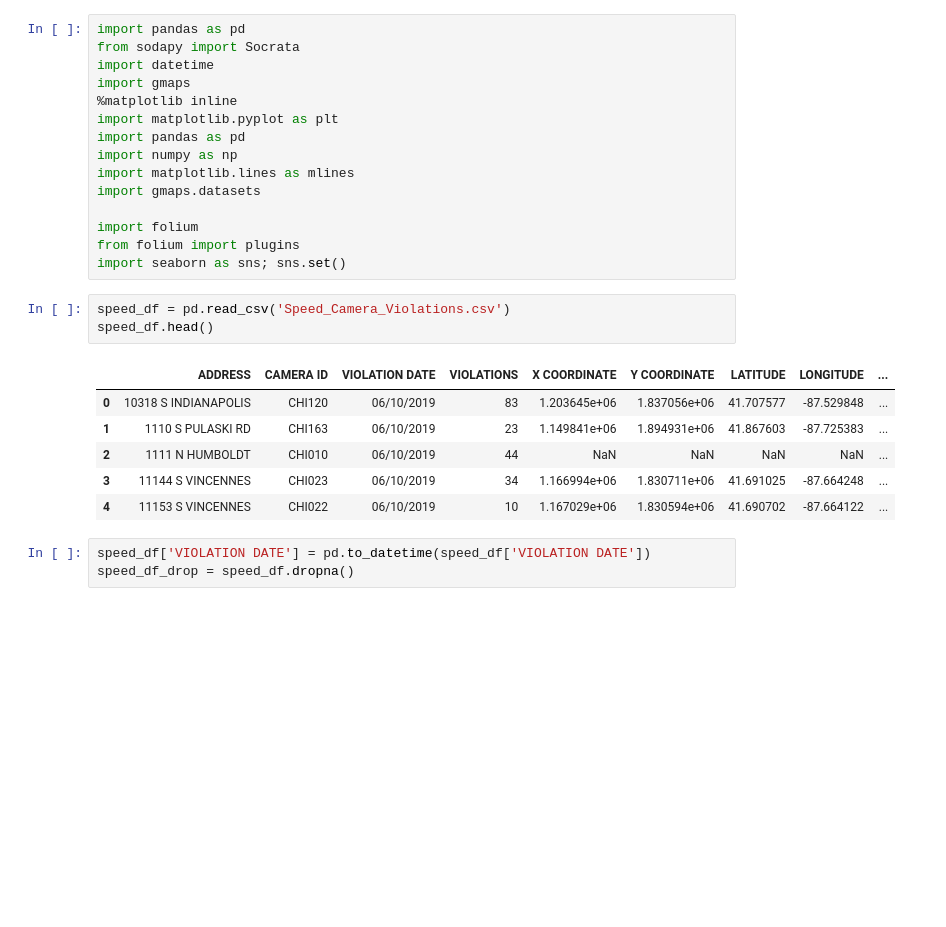
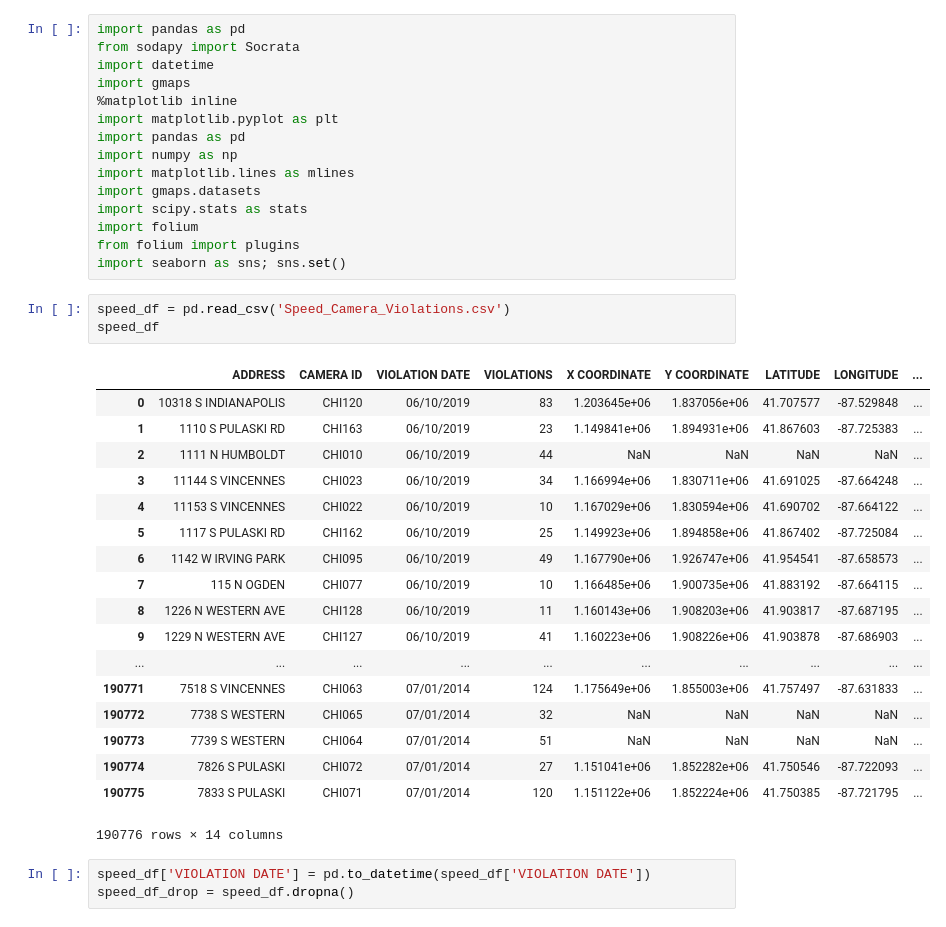
Before and after one commit to griffinpeifer/TrilogyProject1_group2, a Jupyter notebook: Project1/SpeedCamera.ipynb, the cells around one changed output. Drawn from its saved outputs; the diff is of its cells as text; blank space fills up the shorter version.

```diff
--- a/Project1/SpeedCamera.ipynb
+++ b/Project1/SpeedCamera.ipynb
@@ -9,20 +9,32 @@ import pandas as pd
 import numpy as np
 import matplotlib.lines as mlines
 import gmaps.datasets
-
+import scipy.stats as stats
 import folium
 from folium import plugins
 import seaborn as sns; sns.set()
 # %%
 speed_df = pd.read_csv('Speed_Camera_Violations.csv')
-speed_df.head()
+speed_df
 # %% [output]
 |  | ADDRESS | CAMERA ID | VIOLATION DATE | VIOLATIONS | X COORDINATE | Y COORDINATE | LATITUDE | LONGITUDE | ... |
 | 0 | 10318 S INDIANAPOLIS | CHI120 | 06/10/2019 | 83 | 1.203645e+06 | 1.837056e+06 | 41.707577 | -87.529848 | ... |
 | 1 | 1110 S PULASKI RD | CHI163 | 06/10/2019 | 23 | 1.149841e+06 | 1.894931e+06 | 41.867603 | -87.725383 | ... |
 | 2 | 1111 N HUMBOLDT | CHI010 | 06/10/2019 | 44 | NaN | NaN | NaN | NaN | ... |
 | 3 | 11144 S VINCENNES | CHI023 | 06/10/2019 | 34 | 1.166994e+06 | 1.830711e+06 | 41.691025 | -87.664248 | ... |
 | 4 | 11153 S VINCENNES | CHI022 | 06/10/2019 | 10 | 1.167029e+06 | 1.830594e+06 | 41.690702 | -87.664122 | ... |
+| 5 | 1117 S PULASKI RD | CHI162 | 06/10/2019 | 25 | 1.149923e+06 | 1.894858e+06 | 41.867402 | -87.725084 | ... |
+| 6 | 1142 W IRVING PARK | CHI095 | 06/10/2019 | 49 | 1.167790e+06 | 1.926747e+06 | 41.954541 | -87.658573 | ... |
+| 7 | 115 N OGDEN | CHI077 | 06/10/2019 | 10 | 1.166485e+06 | 1.900735e+06 | 41.883192 | -87.664115 | ... |
+| 8 | 1226 N WESTERN AVE | CHI128 | 06/10/2019 | 11 | 1.160143e+06 | 1.908203e+06 | 41.903817 | -87.687195 | ... |
+| 9 | 1229 N WESTERN AVE | CHI127 | 06/10/2019 | 41 | 1.160223e+06 | 1.908226e+06 | 41.903878 | -87.686903 | ... |
+| ... | ... | ... | ... | ... | ... | ... | ... | ... | ... |
+| 190771 | 7518 S VINCENNES | CHI063 | 07/01/2014 | 124 | 1.175649e+06 | 1.855003e+06 | 41.757497 | -87.631833 | ... |
+| 190772 | 7738 S WESTERN | CHI065 | 07/01/2014 | 32 | NaN | NaN | NaN | NaN | ... |
+| 190773 | 7739 S WESTERN | CHI064 | 07/01/2014 | 51 | NaN | NaN | NaN | NaN | ... |
+| 190774 | 7826 S PULASKI | CHI072 | 07/01/2014 | 27 | 1.151041e+06 | 1.852282e+06 | 41.750546 | -87.722093 | ... |
+| 190775 | 7833 S PULASKI | CHI071 | 07/01/2014 | 120 | 1.151122e+06 | 1.852224e+06 | 41.750385 | -87.721795 | ... |
+190776 rows × 14 columns
 # %%
 speed_df['VIOLATION DATE'] = pd.to_datetime(speed_df['VIOLATION DATE'])
 speed_df_drop = speed_df.dropna()
```
Also changed, not shown: parts of 12 cells of this notebook, 7 other files.
